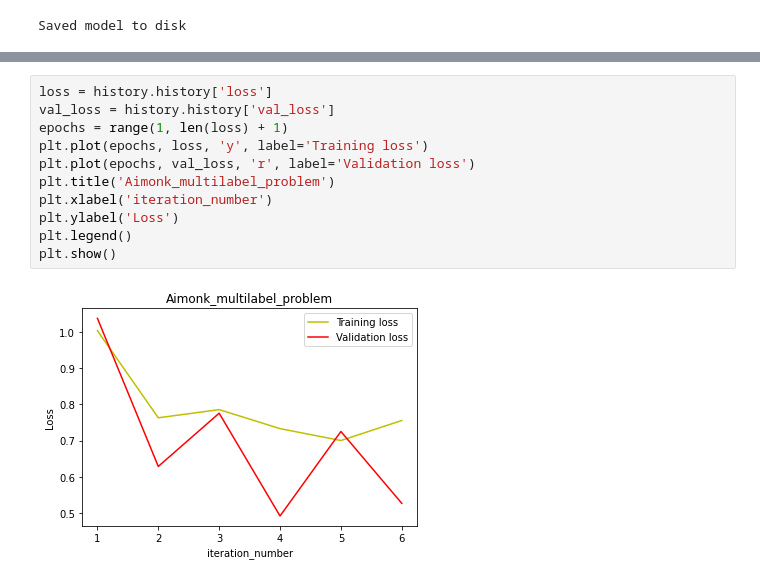
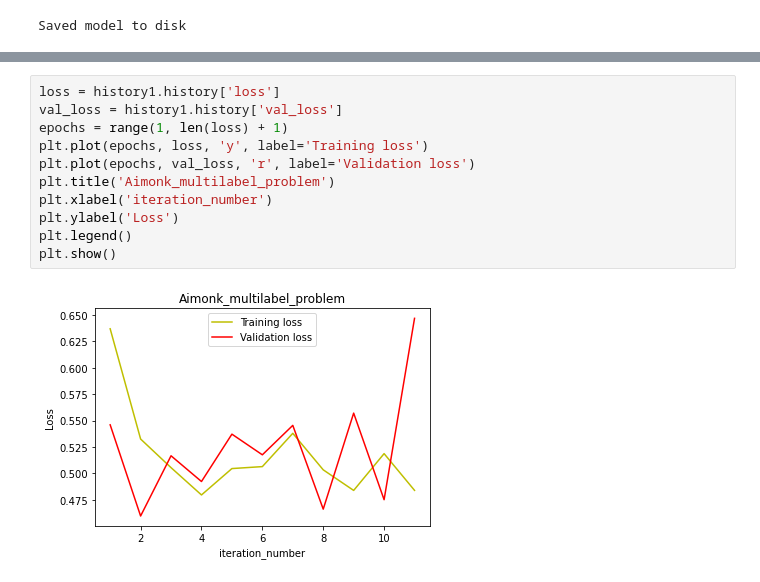
Before and after one commit to sowmu25/Aimonk_CV, a Jupyter notebook: Atrribute.ipynb, the cells around one changed output, grey strips where cells are left out. Drawn from its saved outputs; the diff is of its cells as text.

```diff
--- a/Atrribute.ipynb
+++ b/Atrribute.ipynb
@@ -313,13 +316,13 @@ TypeError: Invalid shape (0, 224, 224, 3) for image data
 # %%
-loss = history.history['loss']
-val_loss = history.history['val_loss']
+loss = history1.history['loss']
+val_loss = history1.history['val_loss']
 epochs = range(1, len(loss) + 1)
 plt.plot(epochs, loss, 'y', label='Training loss')
 plt.plot(epochs, val_loss, 'r', label='Validation loss')
 plt.title('Aimonk_multilabel_problem')
 plt.xlabel('iteration_number')
 plt.ylabel('Loss')
 plt.legend()
 plt.show()
 # %% [output]
-[figure, old version]
+[figure, new version]
```
Also changed, not shown: parts of 15 cells of this notebook, 9 other files.
